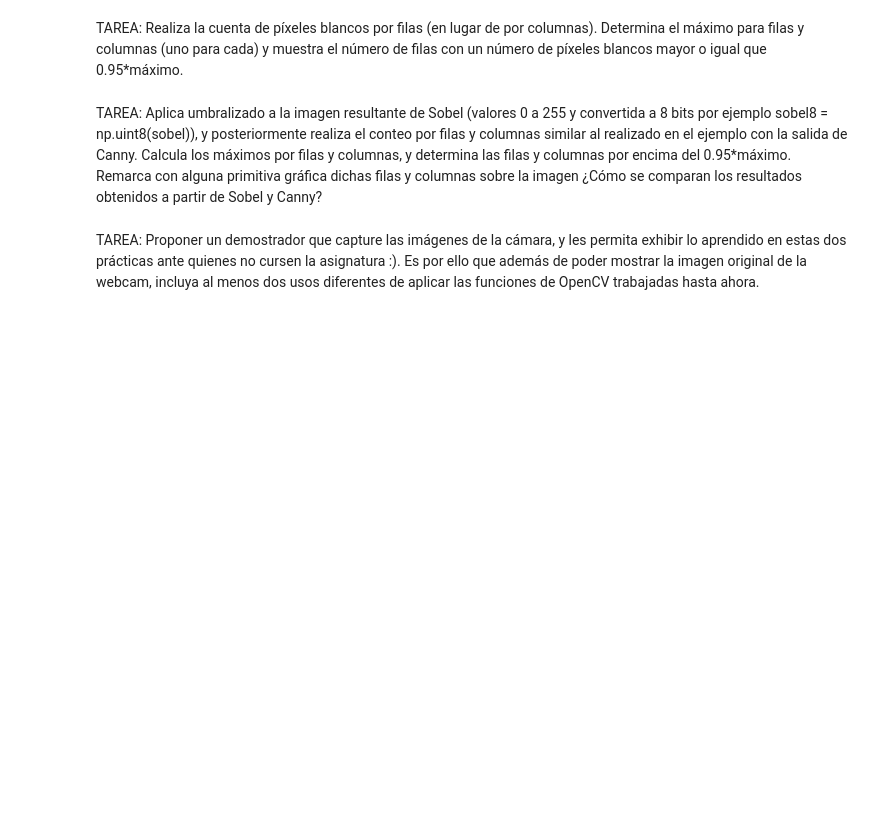
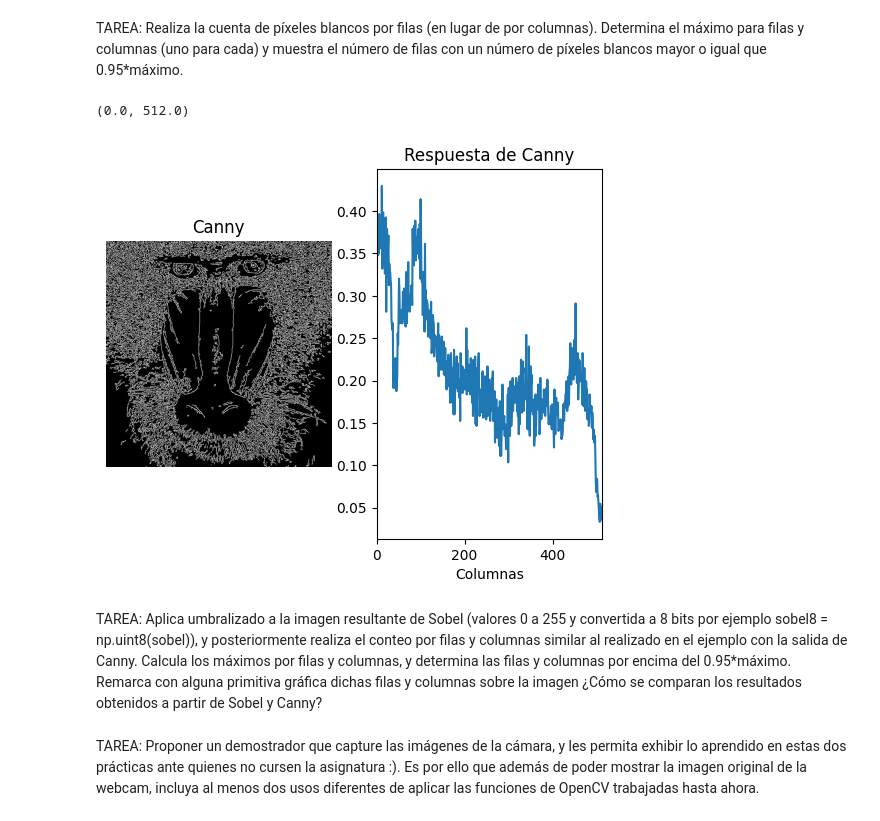
Before and after one commit to VisionPorComputador-G17/P2, a Jupyter notebook: VC_P2.ipynb, the cells around one changed output. Saved outputs shown, nothing was run; the diff lists cells and outputs as text; code cells hidden in the pictures; blank space fills up the shorter version.

Commit message:
Conteo por columnas.

```diff
--- a/VC_P2.ipynb
+++ b/VC_P2.ipynb
@@ -1,5 +4,29 @@
 # %% [markdown]
 TAREA: Realiza la cuenta de píxeles blancos por filas (en lugar de por columnas). Determina el máximo para filas y columnas (uno para cada) y muestra el número de filas con un número de píxeles blancos mayor o igual que 0.95*máximo.
+# %%
+img = cv2.imread('mandril.jpg')
+gris = cv2.cvtColor(img, cv2.COLOR_BGR2GRAY)
+canny = cv2.Canny(gris, 100, 200)
+
+row_count = cv2.reduce(canny, 1, cv2.REDUCE_SUM, dtype=cv2.CV_32SC1)
+rows = row_count[:, 0] / (255 * canny.shape[0])
+
+plt.figure()
+plt.subplot(1, 2, 1)
+plt.axis("off")
+plt.title("Canny")
+plt.imshow(canny, cmap='gray')
+
+plt.subplot(1, 2, 2)
+plt.title("Respuesta de Canny")
+plt.xlabel("Columnas")
+plt.ylabel("% píxeles")
+plt.plot(rows)
+
+plt.xlim([0, canny.shape[0]])
+# %% [output]
+(0.0, 512.0)
+[figure, added]
 # %% [markdown]
 TAREA: Aplica umbralizado a la imagen resultante de Sobel (valores 0 a 255 y convertida a 8 bits por ejemplo sobel8 = np.uint8(sobel)), y posteriormente realiza el conteo por filas y columnas similar al realizado en el ejemplo con la salida de Canny. Calcula los máximos por filas y columnas, y determina las filas y columnas por encima del 0.95*máximo. Remarca con alguna primitiva gráfica dichas filas y columnas sobre la imagen ¿Cómo se comparan los resultados obtenidos a partir de Sobel y Canny?
 # %% [markdown]
```
Also changed, not shown: parts of 1 cell of this notebook.
